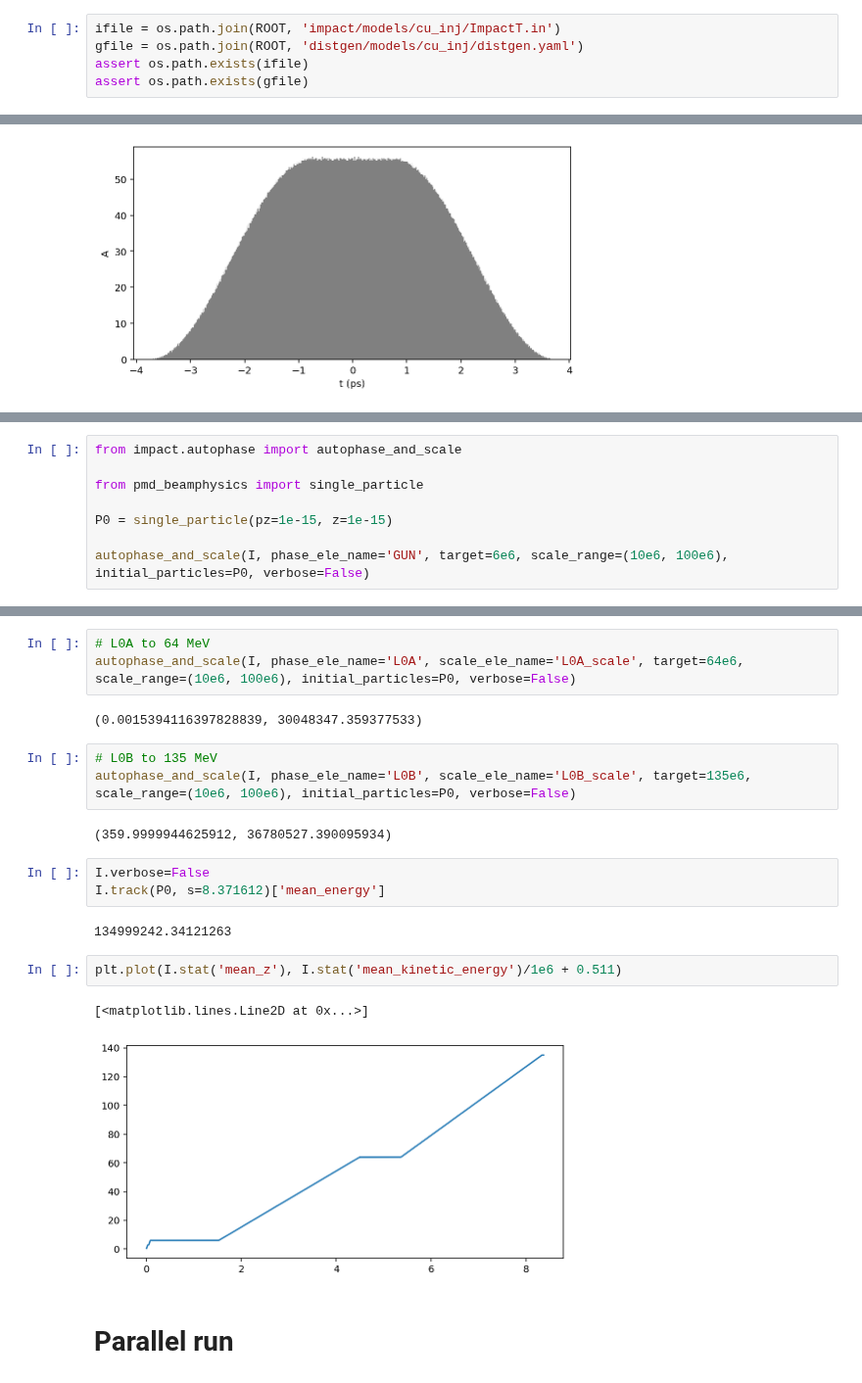
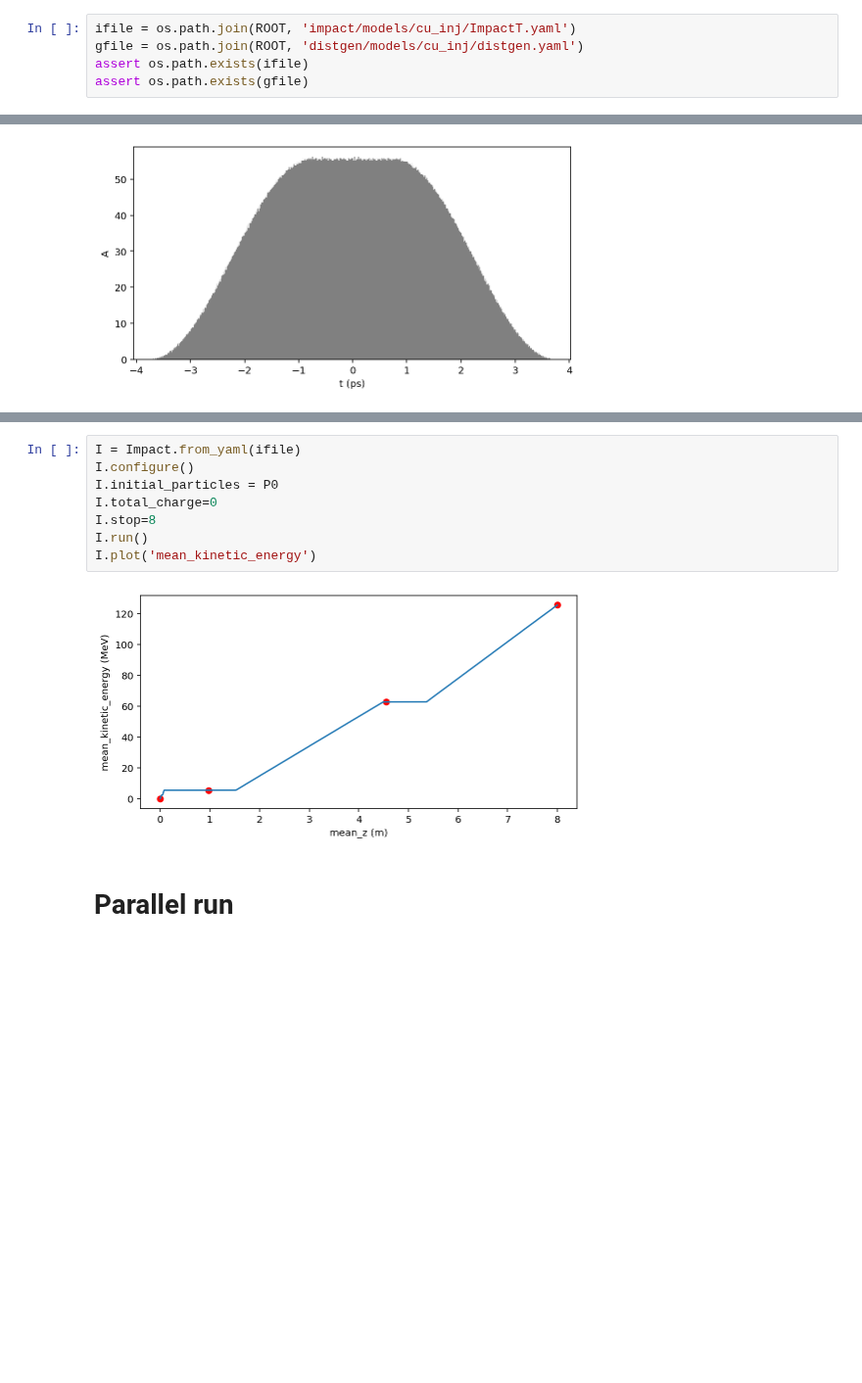
Before and after one commit to slaclab/lcls-lattice, a Jupyter notebook: impact/models/cu_inj/impact_cu_inj.ipynb, the cells around one changed output, grey strips where cells are left out. Shown at 98% size. Drawn from its saved outputs; the diff is of its cells as text; blank space fills up the shorter version.

Commit message:
Added ImpactT.yaml

```diff
--- a/impact/models/cu_inj/impact_cu_inj.ipynb
+++ b/impact/models/cu_inj/impact_cu_inj.ipynb
@@ -14,7 +15,7 @@ import matplotlib
 %config InlineBackend.figure_format = 'retina'
 matplotlib.rcParams['figure.figsize'] = (8,4)
 # %%
-ifile = os.path.join(ROOT, 'impact/models/cu_inj/ImpactT.in')
+ifile = os.path.join(ROOT, 'impact/models/cu_inj/ImpactT.yaml')
 gfile = os.path.join(ROOT, 'distgen/models/cu_inj/distgen.yaml')
 assert os.path.exists(ifile)
 assert os.path.exists(gfile)
@@ -51,8 +28,0 @@ Configured to run in: /var/folders/wj/lfgr01993dx79p9cm_skykbw0000gn/T/tmp237fuj
-# %%
-from impact.autophase import autophase_and_scale
-
-from pmd_beamphysics import single_particle
-
-P0 = single_particle(pz=1e-15, z=1e-15)
-
-autophase_and_scale(I, phase_ele_name='GUN', target=6e6, scale_range=(10e6, 100e6), initial_particles=P0, verbose=False)
@@ -82,23 +29,13 @@ ControlGroup(**{"ele_names": ["L0A_entrance", "L0A_body_1", "L0A_body_2", "L0A_e
-# %%
-# L0A to 64 MeV
-autophase_and_scale(I, phase_ele_name='L0A', scale_ele_name='L0A_scale', target=64e6, scale_range=(10e6, 100e6), initial_particles=P0, verbose=False)
-# %% [output]
-(0.0015394116397828839, 30048347.359377533)
-# %%
-# L0B to 135 MeV
-autophase_and_scale(I, phase_ele_name='L0B', scale_ele_name='L0B_scale', target=135e6, scale_range=(10e6, 100e6), initial_particles=P0, verbose=False)
-# %% [output]
-(359.9999944625912, 36780527.390095934)
-# %%
-I.verbose=False
-I.track(P0, s=8.371612)['mean_energy']
-# %% [output]
-134999242.34121263
-# %%
-plt.plot(I.stat('mean_z'), I.stat('mean_kinetic_energy')/1e6 + 0.511)
-# %% [output]
-[<matplotlib.lines.Line2D at 0x...>]
-[figure, removed]
+# %%
+I = Impact.from_yaml(ifile)
+I.configure()
+I.initial_particles = P0
+I.total_charge=0
+I.stop=8
+I.run()
+I.plot('mean_kinetic_energy')
+# %% [output]
+[figure, added]
 # %% [markdown]
 # Parallel run
 # %%
```
Also changed, not shown: parts of 9 cells of this notebook, 2 other files.
